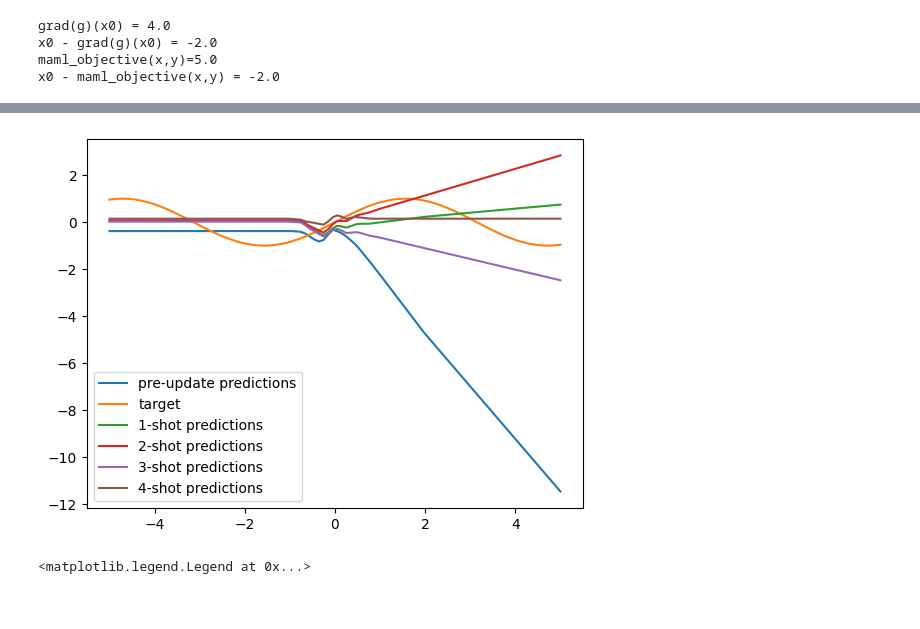
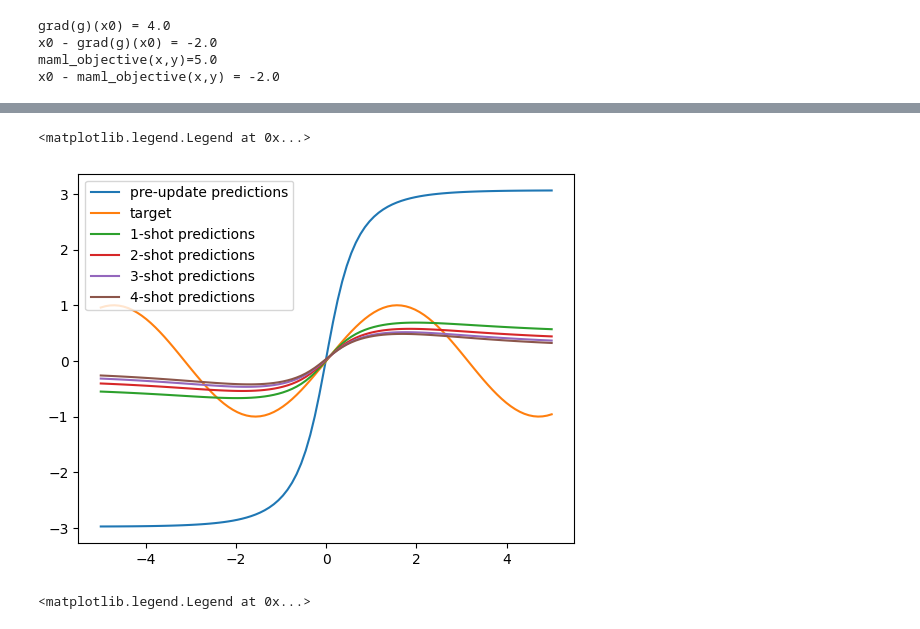
Before and after one commit to LucMc/JAX_tuitorials, a Jupyter notebook: maml_flax.ipynb, the cells around one changed output, grey strips where cells are left out. Saved outputs shown, nothing was run; the diff lists cells and outputs as text; code cells hidden in the pictures.

```diff
--- a/maml_flax.ipynb
+++ b/maml_flax.ipynb
@@ -51,6 +63,0 @@ def create_state(rng, model, in_shape, learning_rate):
-# %%
-rng, key = random.split(rng)
-in_shape = (1,1)
-lr = 0.0003
-model = Net(n_hidden=64, n_output=1)
-model_state = create_state(key, model, in_shape, lr)
@@ -74,9 +175,19 @@ x0 - maml_objective(x,y) = -2.0
+# %%
+rng, key = random.split(rng)
+in_shape = (1,1)
+outer_lr = 8e-4 # WAS 1e-3
+inner_lr = 0.01
+model = Net(n_hidden=32, n_output=1)
+model_outer_state = create_state(key, model, in_shape, outer_lr)
+model_inner_state = create_state(key, model, in_shape, inner_lr)
 # %%
 K=20
 maml_losses = []
+# inner_opt = optax.sgd(learning_rate=inner_lr)
+# Adam optimization
+import time
 
-# Adam optimization
-for i in tqdm(range(20_000)):
+for i in range(30_000):
     # define the task
     rng, key1, key2, key3, key4 = random.split(rng, 5)
     A = random.uniform(key1, minval=0.1, maxval=0.5)
@@ -88,7 +199,11 @@ for i in tqdm(range(20_000)):
     x2 = random.uniform(key4, minval=-5.0, maxval=5.0)
     y2 = A * jnp.sin(x2 + phase)
     x2 = jnp.expand_dims(x2, axis=0)
-    model_state, loss = meta_update(model_state, x1, y1, x2, y2)
+
+    model_inner_state.replace(params=model_outer_state.params)
+
+    model_outer_state, loss = meta_update(model_outer_state, model_inner_state, x1, y1, x2, y2)
+    assert not jnp.isnan(loss), f"loss is: {loss}"
     maml_losses.append(loss)
     if i % 1000 == 0:
         print(i)
@@ -102,7 +234,7 @@ plt.plot(maml_losses[100:8_000])
 # %%
 xrange_inputs = jnp.linspace(-5,5,100).reshape((100,1))
 targets = jnp.sin(xrange_inputs)
-predictions = model_state.apply_fn(model_state.params, xrange_inputs)
+predictions = model_outer_state.apply_fn(model_outer_state.params, xrange_inputs)
 #predictions = vmap(partial(net_apply, net_params))(xrange_inputs)
 plt.plot(xrange_inputs, predictions, label='pre-update predictions')
 plt.plot(xrange_inputs, targets, label='target')
@@ -111,11 +243,12 @@ rng, key = random.split(rng)
 x1 = random.uniform(key, minval=-5.0, maxval=5.0, shape=(K,1))
 y1 = 1.0 * jnp.sin(x1 + 0.)
 
-net_params = model_state.params
+model_inner_state.replace(params=model_outer_state.params)
+
 for i in range(1,5):
-    net_params = inner_update(net_params, x1, y1, model_state.apply_fn)
-    predictions = model_state.apply_fn(net_params, xrange_inputs)
+    model_inner_state = inner_update(model_inner_state.params, x1, y1, model_inner_state)
+    predictions = model_inner_state.apply_fn(model_inner_state.params, xrange_inputs)
     plt.plot(xrange_inputs, predictions, label=f'{i}-shot predictions')
-
+    print(f"{i}-shot prediction loss: {jnp.mean((predictions - targets)**2)}")
 plt.legend()
 # %% [output]
@@ -123,4 +259,5 @@ plt.legend()
+<matplotlib.legend.Legend at 0x...>
-[figure, old version]
+[figure, new version]
 # %%
 def sample_tasks(outter_batch_size, inner_batch_size, rng):
     As = []
```
Also changed, not shown: parts of 13 cells of this notebook, 1 other file.
